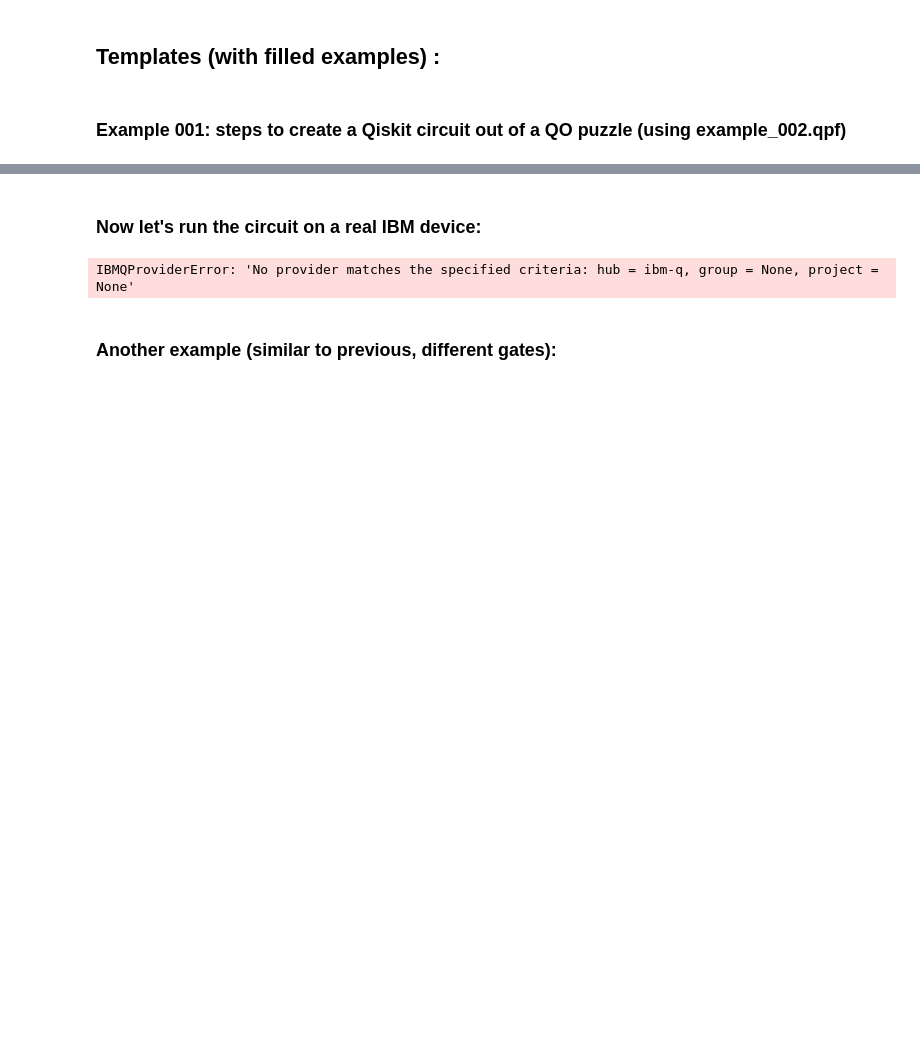
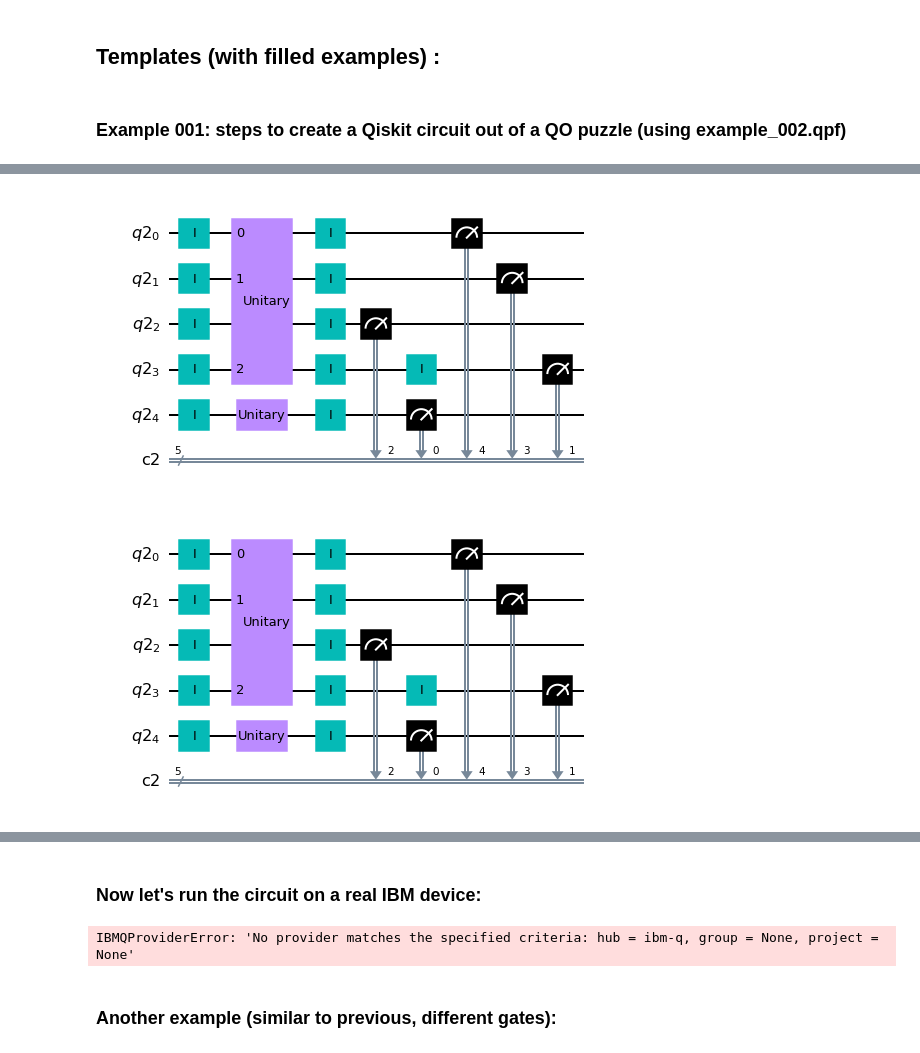
Before and after one commit to VoicuTomut/Qsiris-Quantum-Odyssey-and-Qiskit, a Jupyter notebook: example_odyssey_to_qiskit.ipynb, the cells around one changed output, grey strips where cells are left out. Cells and saved outputs as stored; diff of their text form; code cells hidden in the pictures; blank space fills up the shorter version.

```diff
--- a/example_odyssey_to_qiskit.ipynb
+++ b/example_odyssey_to_qiskit.ipynb
@@ -60,3 +81,37 @@ The fillers are empty gates so they will not be converted to qiskit 2
+# %%
+import numpy as np
+from numpy import array
+from qiskit import QuantumCircuit,QuantumRegister,ClassicalRegister
+
+nr_q=5
+qc = QuantumCircuit(QuantumRegister(5), ClassicalRegister(5))
+
+qc.id(0)
+qc.id(1)
+qc.id(2)
+qc.id(3)
+qc.id(4)
+unit=[[0j, -0.7071067932881648j, 0j, 0j, 0j, -0.7071067932881648j, 0j, 0j], [0.7071067932881648j, 0j, 0j, 0j, 0.7071067932881648j, 0j, 0j, 0j], [0j, 0j, 0j, 0.7071067932881648j, 0j, 0j, 0j, 0.7071067932881648j], [0j, 0j, -0.7071067932881648j, 0j, 0j, 0j, -0.7071067932881648j, 0j], [0j, -0.7071067932881648j, 0j, 0j, 0j, 0.7071067932881648j, 0j, 0j], [0.7071067932881648j, 0j, 0j, 0j, -0.7071067932881648j, 0j, 0j, 0j], [0j, 0j, 0j, 0.7071067932881648j, 0j, 0j, 0j, -0.7071067932881648j], [0j, 0j, -0.7071067932881648j, 0j, 0j, 0j, 0.7071067932881648j, 0j]]
+qubits=[0, 1, 3]
+qc.unitary(unit, qubits)
+qc.id(3)
+unit=[[(1+0j), 0j], [0j, (1+0j)]]
+qubits=[4]
+qc.unitary(unit, qubits)
+qc.id(0)
+qc.id(1)
+qc.id(2)
+qc.id(3)
+qc.id(4)
+qc.measure(qc.qregs[0][0], qc.cregs[0][4])
+qc.measure(qc.qregs[0][1], qc.cregs[0][3])
+qc.measure(qc.qregs[0][2], qc.cregs[0][2])
+qc.measure(qc.qregs[0][3], qc.cregs[0][1])
+qc.measure(qc.qregs[0][4], qc.cregs[0][0])
+qc.draw('mpl')
+# %% [output]
+[figure, added]
+[figure, added]
 # %%
 #Step 3: Run your puzzle on a qiskit simulator and plot counts
 
```
Also changed, not shown: parts of 7 cells of this notebook, 2 other files.
